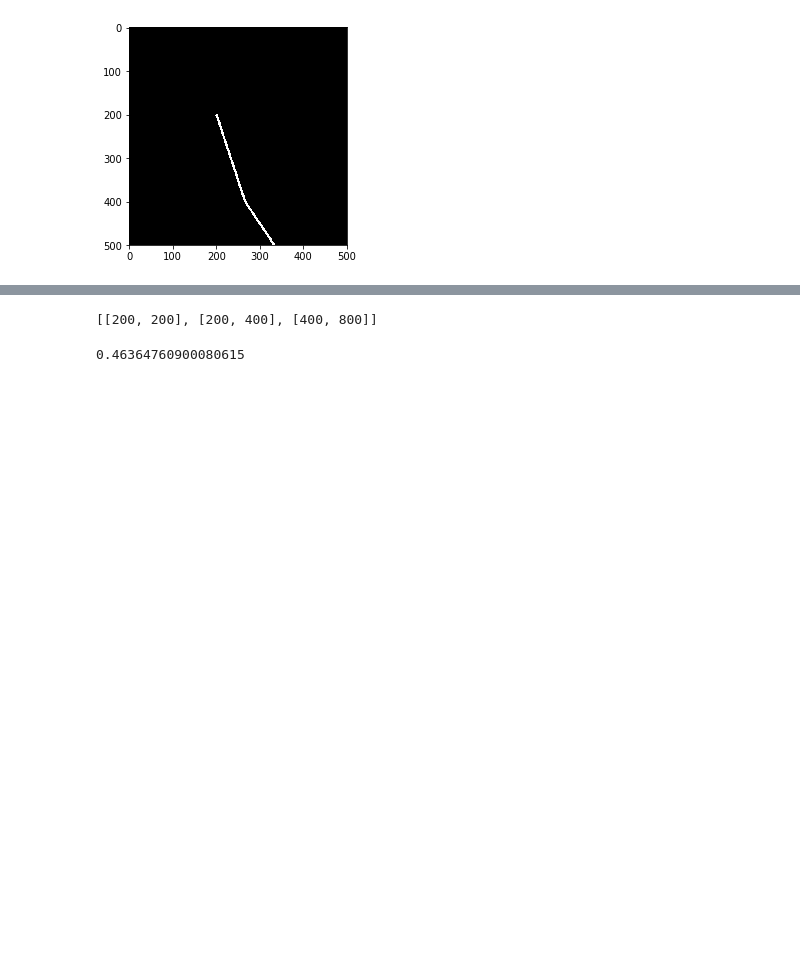
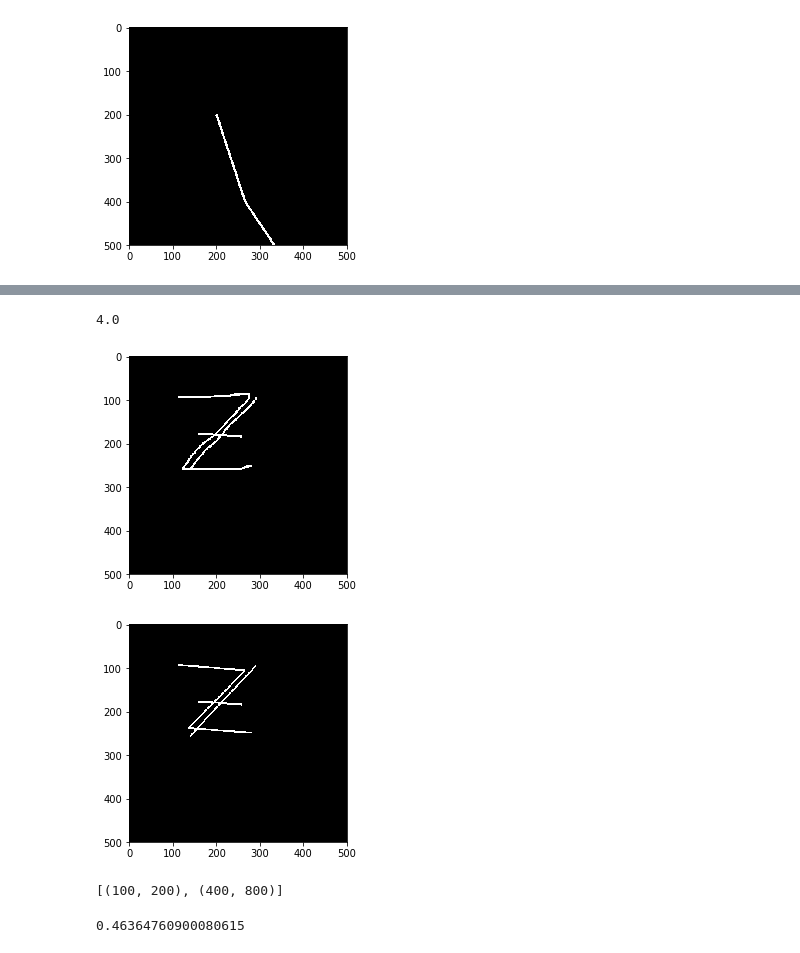
Before and after one commit to iolucas/mathwhat, a Jupyter notebook: implement_detexify.ipynb, the cells around one changed output, grey strips where cells are left out. Cells and saved outputs as stored; diff of their text form; code cells hidden in the pictures; blank space fills up the shorter version.

```diff
--- a/implement_detexify.ipynb
+++ b/implement_detexify.ipynb
@@ -392,3 +605,24 @@ def aspect_fit(source, target):
+# %%
+import numpy as np
+from scipy.spatial.distance import euclidean, cityblock
+manhattan = cityblock
+
+from fastdtw import fastdtw
+
+x = np.array([[1,1], [2,2], [3,3], [4,4], [5,5]])
+y = np.array([[2,2], [3,3], [4,4]])
+distance, path = fastdtw(x, y, dist=manhattan)
+print(distance)
+# %% [output]
+4.0
+# %%
+draw_image(dataset[100])
+plt.show()
+draw_image(list(map(lambda a: redistribute(4,a), dataset[100])))
+plt.show()
+# %% [output]
+[figure, added]
+[figure, added]
 # %%
 #vendomorphism :: ((Double, Double), (Double, Double)) -> Point -> Point
 #vendomorphism ((a11, a12), (a21, a22)) (Point (x, y)) = Point (a11*x + a12*y, a21*x + a22*y)
@@ -403,14 +637,14 @@ def aspect_fit(source, target):
     #return vendomorphism ((x, 0), (0, y))
 # %%
 test_strokes = [
-    [200,200],
-    [200,400],
-    [400,800]
+    (100,200),
+    (200,400),
+    (400,800)
 ]
 
 dominant(0.4, test_strokes)
 # %% [output]
-[[200, 200], [200, 400], [400, 800]]
+[(100, 200), (400, 800)]
 # %%
 x = np.array([0,0])
 y = np.array([2,2])
```
Also changed, not shown: parts of 36 cells of this notebook, 1 other file.
